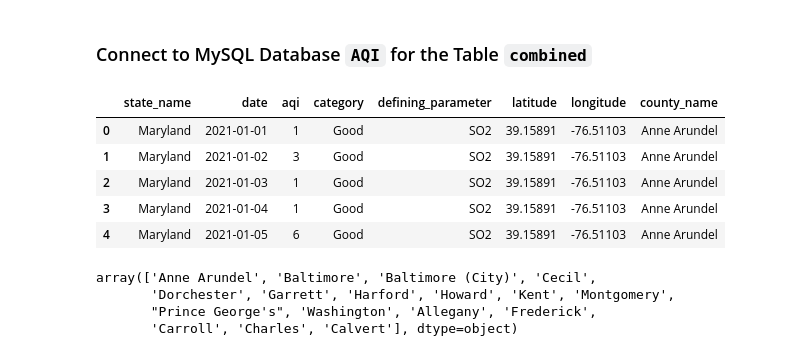
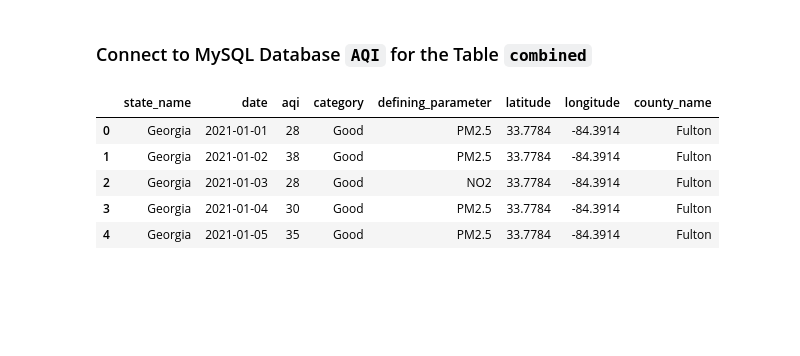
Before and after one commit to schnappv/CSE_6242_Project, a Jupyter notebook: notebooks/Time_Series.ipynb, the cells around one changed output. Saved outputs shown, nothing was run; the diff lists cells and outputs as text; code cells hidden in the pictures; blank space fills up the shorter version.

```diff
--- a/notebooks/Time_Series.ipynb
+++ b/notebooks/Time_Series.ipynb
@@ -21,19 +21,12 @@ from db_management.database_management import load_data
 conn = connect()
 cursor = conn.cursor()
 # %%
-df = load_data(conn, "AQI", "index", "SELECT * FROM AQI.index WHERE state_name='Maryland'")
+df = load_data(conn, "AQI", "index", "SELECT * FROM AQI.index WHERE state_name='Georgia' AND county_name='Fulton'")
 df.head()
 # %% [output]
 |  | state_name | date | aqi | category | defining_parameter | latitude | longitude | county_name |
-| 0 | Maryland | 2021-01-01 | 1 | Good | SO2 | 39.15891 | -76.51103 | Anne Arundel |
-| 1 | Maryland | 2021-01-02 | 3 | Good | SO2 | 39.15891 | -76.51103 | Anne Arundel |
-| 2 | Maryland | 2021-01-03 | 1 | Good | SO2 | 39.15891 | -76.51103 | Anne Arundel |
-| 3 | Maryland | 2021-01-04 | 1 | Good | SO2 | 39.15891 | -76.51103 | Anne Arundel |
-| 4 | Maryland | 2021-01-05 | 6 | Good | SO2 | 39.15891 | -76.51103 | Anne Arundel |
+| 0 | Georgia | 2021-01-01 | 28 | Good | PM2.5 | 33.7784 | -84.3914 | Fulton |
+| 1 | Georgia | 2021-01-02 | 38 | Good | PM2.5 | 33.7784 | -84.3914 | Fulton |
+| 2 | Georgia | 2021-01-03 | 28 | Good | NO2 | 33.7784 | -84.3914 | Fulton |
+| 3 | Georgia | 2021-01-04 | 30 | Good | PM2.5 | 33.7784 | -84.3914 | Fulton |
+| 4 | Georgia | 2021-01-05 | 35 | Good | PM2.5 | 33.7784 | -84.3914 | Fulton |
-# %%
-df.county_name.unique()
-# %% [output]
-array(['Anne Arundel', 'Baltimore', 'Baltimore (City)', 'Cecil',
-       'Dorchester', 'Garrett', 'Harford', 'Howard', 'Kent', 'Montgomery',
-       "Prince George's", 'Washington', 'Allegany', 'Frederick',
-       'Carroll', 'Charles', 'Calvert'], dtype=object)
```
Also changed, not shown: parts of 9 cells of this notebook.
